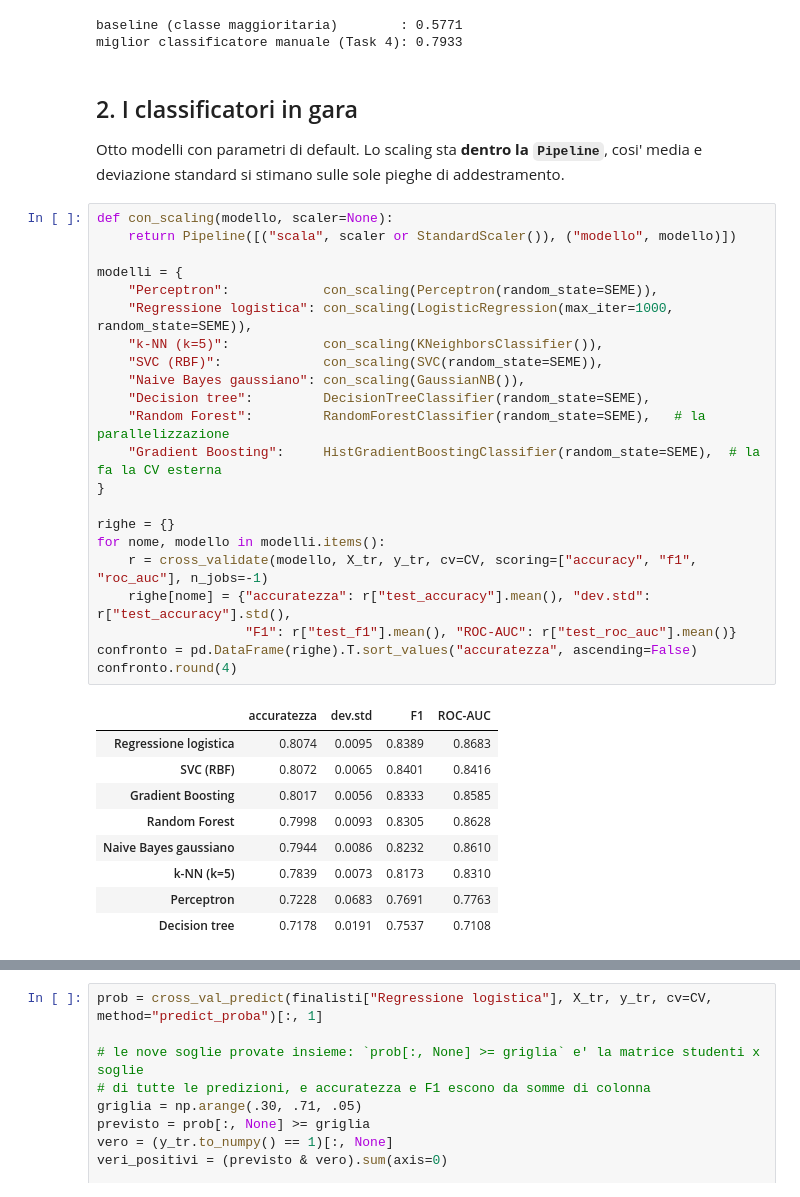
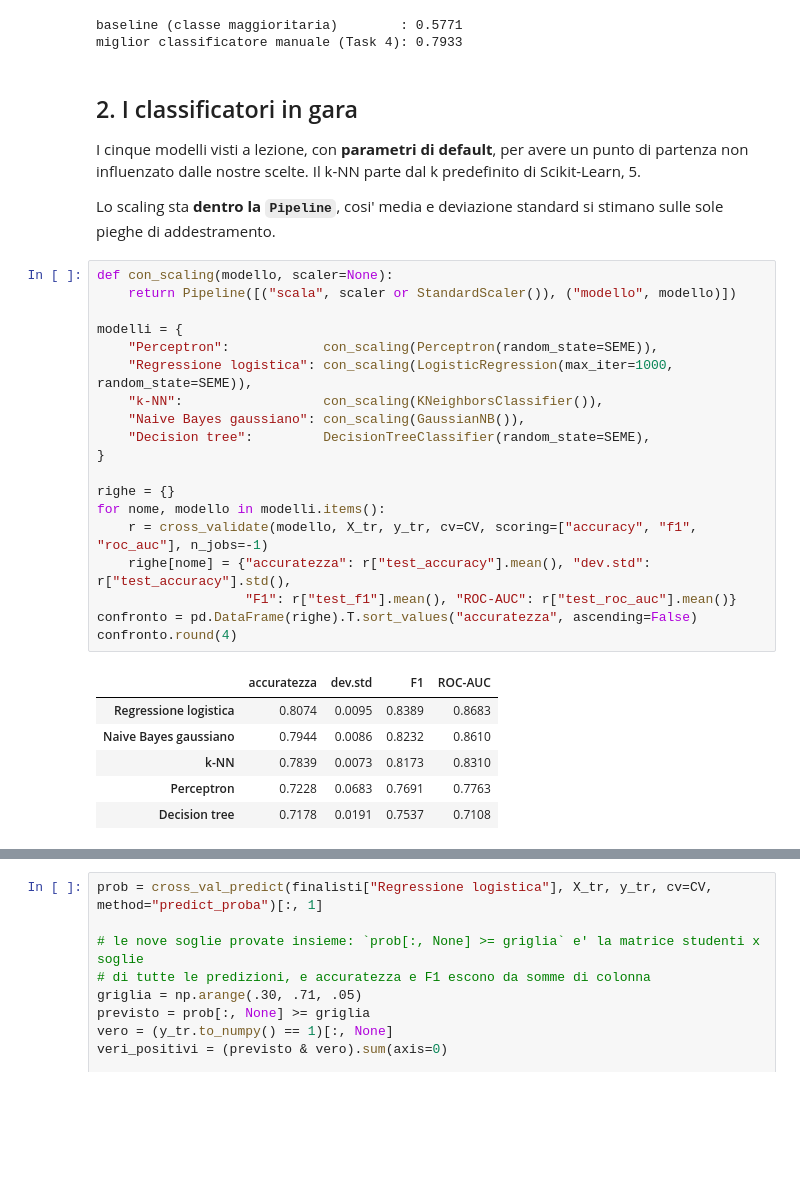
Before and after one commit to cycca/machinelearning-MOOC, a Jupyter notebook: notebooks/05_modellazione.ipynb, the cells around one changed output, grey strips where cells are left out. Cells and saved outputs as stored; diff of their text form; blank space fills up the shorter version.

```diff
--- a/notebooks/05_modellazione.ipynb
+++ b/notebooks/05_modellazione.ipynb
@@ -58,38 +56,35 @@ miglior classificatore manuale (Task 4): 0.7933
 # %% [markdown]
 ## 2. I classificatori in gara
 
-Otto modelli con parametri di default. Lo scaling sta **dentro la `Pipeline`**, cosi' media e
-deviazione standard si stimano sulle sole pieghe di addestramento.
+I cinque modelli visti a lezione, con **parametri di default**, per avere un punto di partenza non
+influenzato dalle nostre scelte. Il k-NN parte dal k predefinito di Scikit-Learn, 5.
+
+Lo scaling sta **dentro la `Pipeline`**, cosi' media e deviazione standard si stimano sulle sole
+pieghe di addestramento.
 # %%
 def con_scaling(modello, scaler=None):
     return Pipeline([("scala", scaler or StandardScaler()), ("modello", modello)])
 
 modelli = {
     "Perceptron":            con_scaling(Perceptron(random_state=SEME)),
     "Regressione logistica": con_scaling(LogisticRegression(max_iter=1000, random_state=SEME)),
-    "k-NN (k=5)":            con_scaling(KNeighborsClassifier()),
-    "SVC (RBF)":             con_scaling(SVC(random_state=SEME)),
+    "k-NN":                  con_scaling(KNeighborsClassifier()),
     "Naive Bayes gaussiano": con_scaling(GaussianNB()),
     "Decision tree":         DecisionTreeClassifier(random_state=SEME),
-    "Random Forest":         RandomForestClassifier(random_state=SEME),   # la parallelizzazione
-    "Gradient Boosting":     HistGradientBoostingClassifier(random_state=SEME),  # la fa la CV esterna
 }
 
 righe = {}
 for nome, modello in modelli.items():
     r = cross_validate(modello, X_tr, y_tr, cv=CV, scoring=["accuracy", "f1", "roc_auc"], n_jobs=-1)
     righe[nome] = {"accuratezza": r["test_accuracy"].mean(), "dev.std": r["test_accuracy"].std(),
                    "F1": r["test_f1"].mean(), "ROC-AUC": r["test_roc_auc"].mean()}
 confronto = pd.DataFrame(righe).T.sort_values("accuratezza", ascending=False)
 confronto.round(4)
 # %% [output]
 |  | accuratezza | dev.std | F1 | ROC-AUC |
 | Regressione logistica | 0.8074 | 0.0095 | 0.8389 | 0.8683 |
-| SVC (RBF) | 0.8072 | 0.0065 | 0.8401 | 0.8416 |
-| Gradient Boosting | 0.8017 | 0.0056 | 0.8333 | 0.8585 |
-| Random Forest | 0.7998 | 0.0093 | 0.8305 | 0.8628 |
 | Naive Bayes gaussiano | 0.7944 | 0.0086 | 0.8232 | 0.8610 |
-| k-NN (k=5) | 0.7839 | 0.0073 | 0.8173 | 0.8310 |
+| k-NN | 0.7839 | 0.0073 | 0.8173 | 0.8310 |
 | Perceptron | 0.7228 | 0.0683 | 0.7691 | 0.7763 |
 | Decision tree | 0.7178 | 0.0191 | 0.7537 | 0.7108 |
 # %%
```
Also changed, not shown: parts of 14 cells of this notebook, 13 other files.
